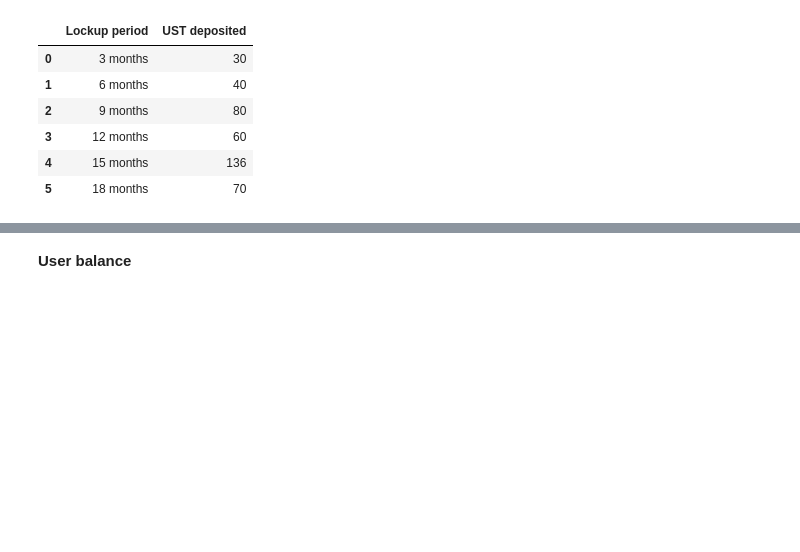
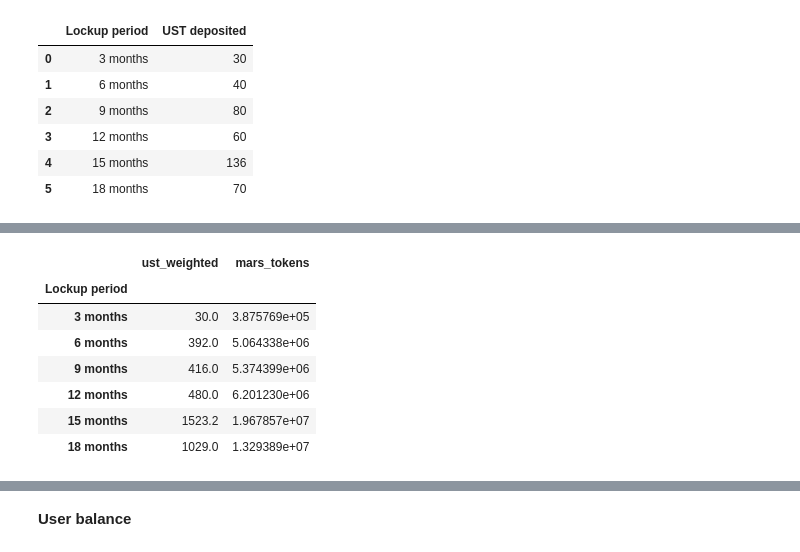
Before and after one commit to IncioMan/mars_lockdrop, a Jupyter notebook: notebook/Mars Lockdrop.ipynb, the cells around one changed output, grey strips where cells are left out. Drawn from its saved outputs; the diff is of its cells as text; code cells hidden in the pictures; blank space fills up the shorter version.

```diff
--- a/notebook/Mars Lockdrop.ipynb
+++ b/notebook/Mars Lockdrop.ipynb
@@ -214,0 +244,13 @@ last_duration_amount
+# %%
+df_value_weighted = df_value_weighted
+df_value_weighted['mars_tokens'] = df_value_weighted/df_value_weighted.sum()*mars_tokens
+df_value_weighted
+# %% [output]
+|  | ust_weighted | mars_tokens |
+| Lockup period |  |  |
+| 3 months | 30.0 | 3.875769e+05 |
+| 6 months | 392.0 | 5.064338e+06 |
+| 9 months | 416.0 | 5.374399e+06 |
+| 12 months | 480.0 | 6.201230e+06 |
+| 15 months | 1523.2 | 1.967857e+07 |
+| 18 months | 1029.0 | 1.329389e+07 |
```
Also changed, not shown: parts of 7 cells of this notebook.
